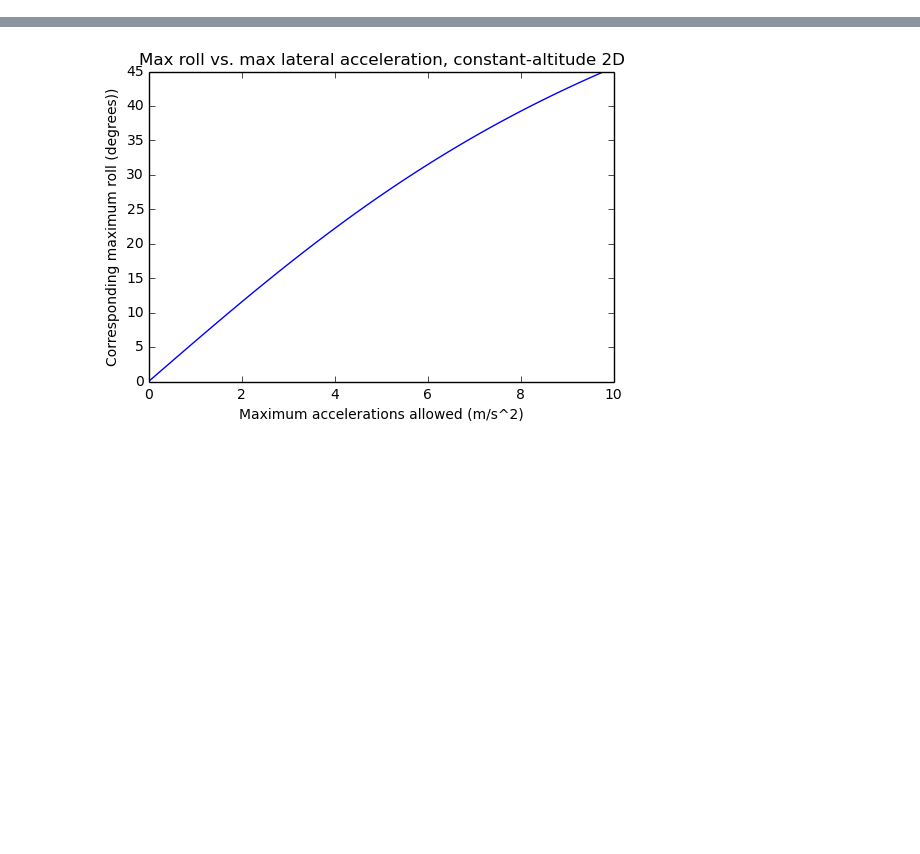
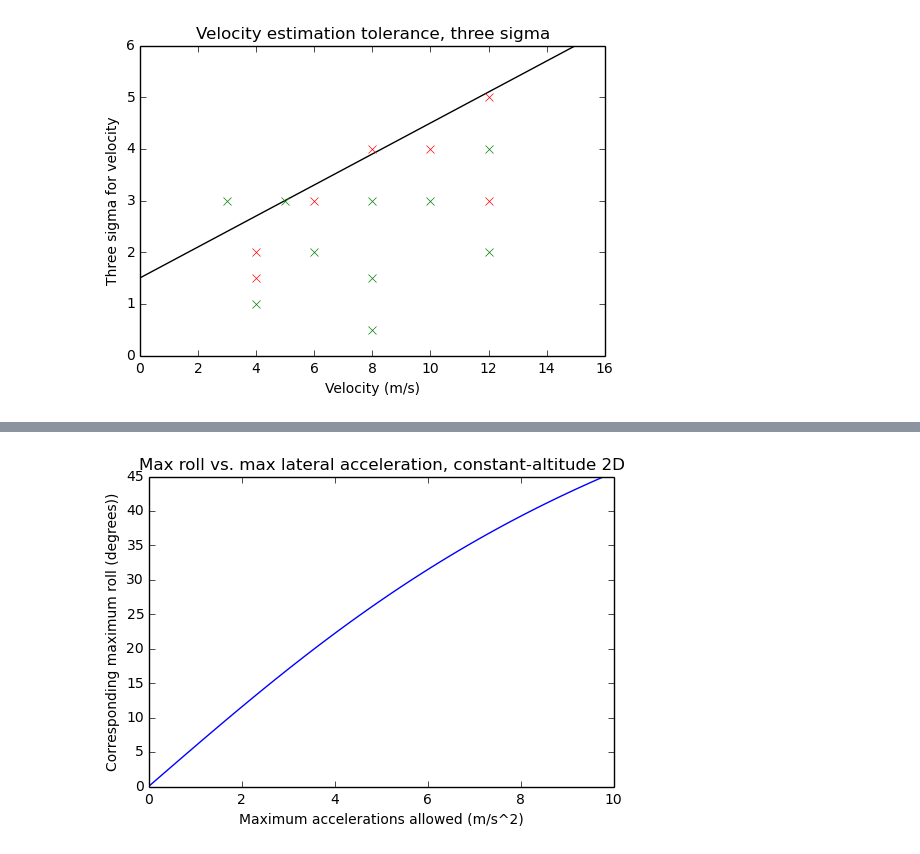
Before and after one commit to peteflorence/safety_limits_modeling, a Jupyter notebook: Top safe speed calculations.ipynb, the cells around one changed output, grey strips where cells are left out. Cells and saved outputs as stored; diff of their text form; code cells hidden in the pictures; blank space fills up the shorter version.

```diff
--- a/Top safe speed calculations.ipynb
+++ b/Top safe speed calculations.ipynb
@@ -5,0 +11,19 @@ import math
+# %%
+velocities = np.linspace(0,15,1000)
+three_sigmas = 3.0*(0.50*np.ones(1000) + np.abs(velocities)/10.0)
+plt.plot(velocities,three_sigmas, color='k')
+#plt.ylim(0,3)
+plt.title('Velocity estimation tolerance, three sigma')
+plt.legend(loc="upper left")
+plt.xlabel('Velocity (m/s)')
+plt.ylabel('Three sigma for velocity')
+successful_velocity = [3,5,8,8,8,12,12,10,4,6]
+successful_error    = [3,3,0.5,1.5,3,2,4,3,1,2]
+plt.plot(successful_velocity,successful_error,'x', color='g')
+
+failure_velocity = [8,12,10,4,4,6,12]
+failure_error    = [4,5,4,1.5,2,3,3]
+plt.plot(failure_velocity,failure_error,'x', color='r')
+plt.show()
+# %% [output]
+[figure, added]
```
Also changed, not shown: parts of 13 cells of this notebook.
